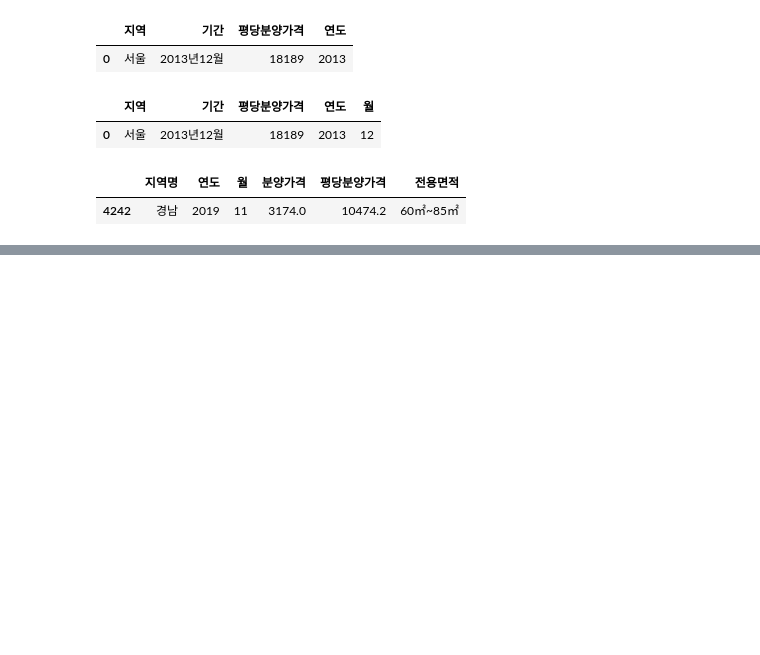
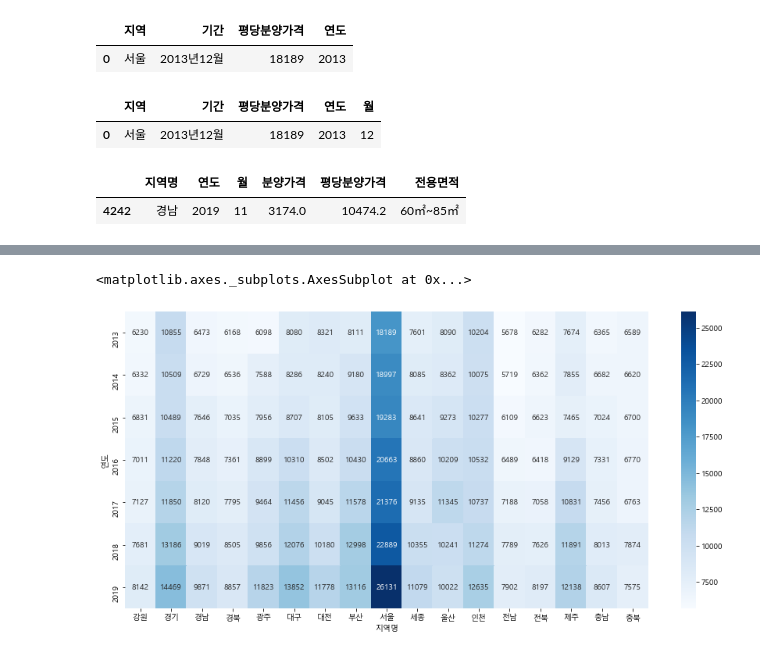
Before and after one commit to sookm/inflearn_lecture_opendata, a Jupyter notebook: 01-apt-price-input_210519.ipynb, the cells around one changed output, grey strips where cells are left out. Cells and saved outputs as stored; diff of their text form; code cells hidden in the pictures; blank space fills up the shorter version.

```diff
--- a/01-apt-price-input_210519.ipynb
+++ b/01-apt-price-input_210519.ipynb
@@ -995,0 +1032,3 @@ df_last.sample()
+# %%
+df_first_melt.columns = ['지역명', '기간', '평당분양가격', '연도', '월']
+df_first_melt.columns
@@ -995,0 +1037,5 @@ df_last.sample()
+# %%
+# df_first_melt 에서 공통 컬럼만 가져오기
+# copy로 복사. df_first_prepare 변수에 담기
+df_first_prepare = df_first_melt[cols].copy()
+df_first_prepare.head(1)
@@ -995,0 +1053,5 @@ df_last.sample()
+# %%
+# df_frist_prepare , df_last_prepare 합치기
+
+df = pd.concat([df_first_prepare, df_last_prepare])
+df.shape
@@ -995,0 +1085,6 @@ df_last.sample()
+# %%
+# 연도를 인덱스로, 지역명을 컬럼으로 평당분양가격 피봇테이블 그리기
+# pd.pivot_table(df, index="연도", columns="지역명") #모든 수치데이터 연산해버림
+
+t = pd.pivot_table(df, index="연도", columns="지역명", values="평당분양가격").round()
+t
@@ -995,0 +1101,10 @@ df_last.sample()
+# %%
+# 위에서 그린 피봇테이블을 히트맵으로 표현하기
+# 히트맵은 다른 seaborn 하고 다름
+
+plt.figure(figsize=(15,7))
+sns.heatmap(t, cmap="Blues", annot=True, fmt=".0f")
+# annot 숫자 표현, fmt = .of 소수점 없이 표현
+# %% [output]
+<matplotlib.axes._subplots.AxesSubplot at 0x...>
+[figure, added]
```
Also changed, not shown: parts of 33 cells of this notebook, 3 other files.
